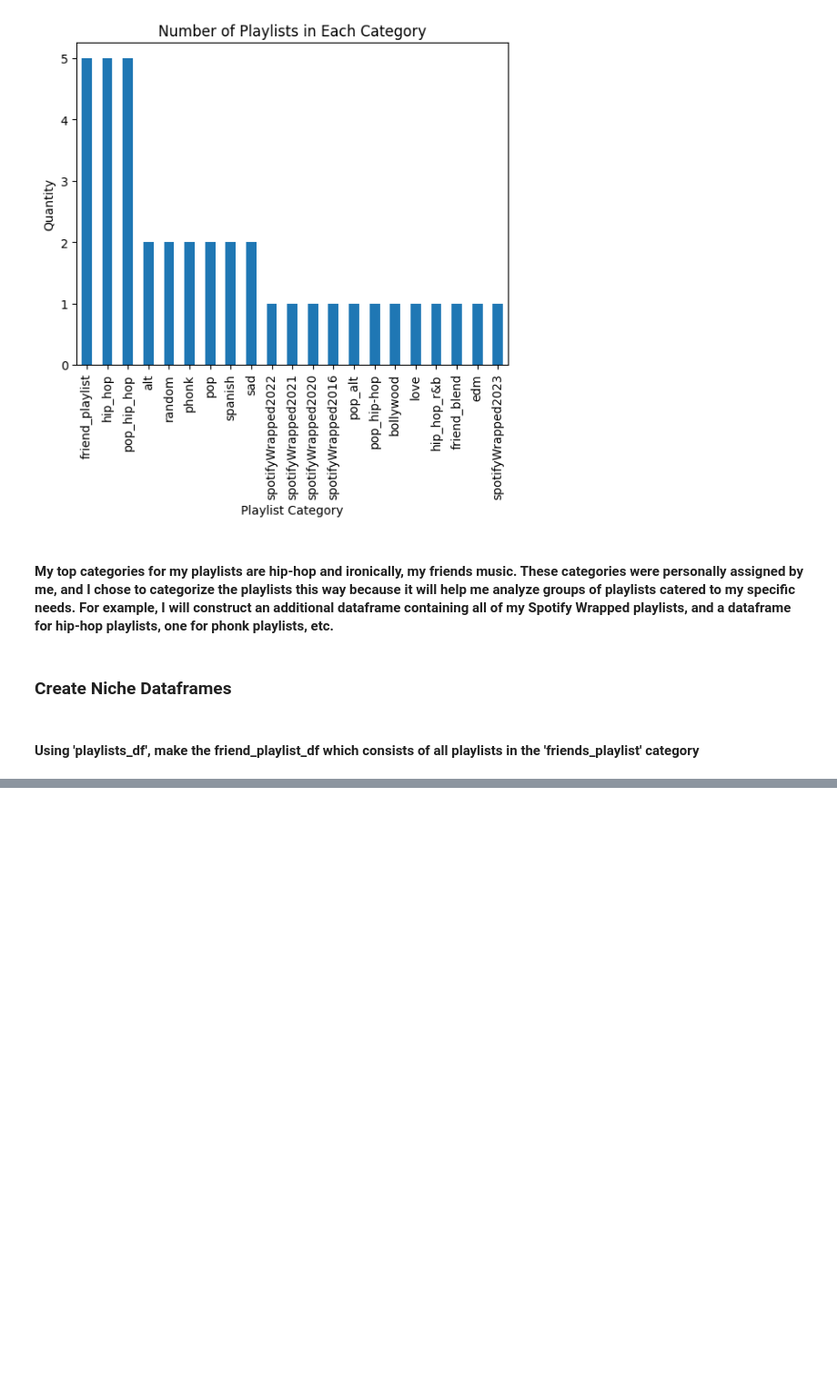
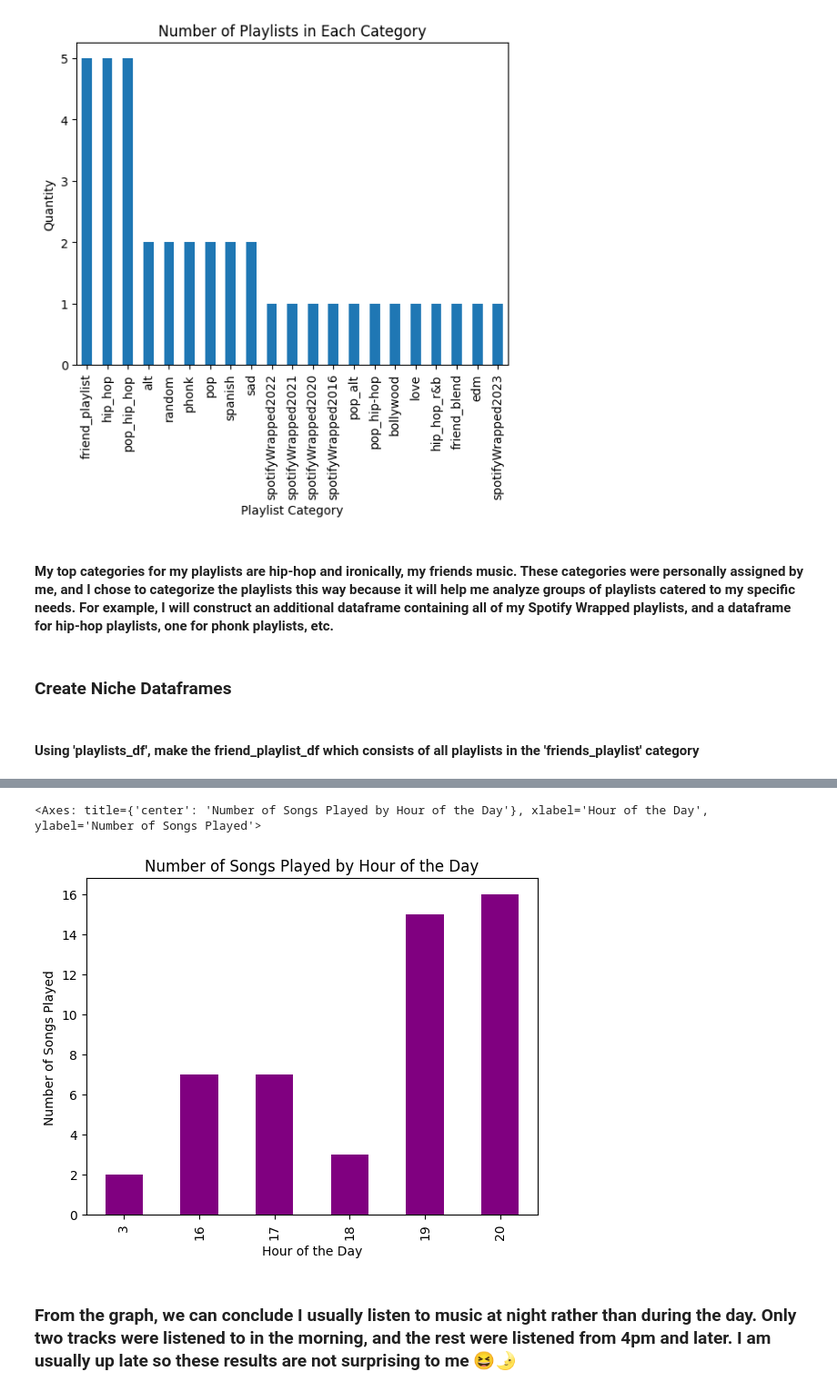
Before and after one commit to ppatel0910/mySpotify_and_machine_learning, a Jupyter notebook: second.ipynb, the cells around one changed output, grey strips where cells are left out. Shown at 91% size. Cells and saved outputs as stored; diff of their text form; code cells hidden in the pictures; blank space fills up the shorter version.

```diff
--- a/second.ipynb
+++ b/second.ipynb
@@ -329,0 +331,25 @@ recently_played__songs_df
+# %%
+# Convert the 'Played At' column of recently_played_songs_df to datetime format
+
+recently_played_songs_df['Played At'] = pd.to_datetime(recently_played_songs_df['Played At'])
+
+# Isolate the hour that each song was played
+
+recently_played_songs_df["Hour"] = recently_played_songs_df['Played At'].dt.hour
+
+# Quantify the number of songs played each hour, and groupby the 'Hour'
+
+hourly_counts = recently_played_songs_df.groupby('Hour').size()
+# %%
+# Plot the graph
+
+hourly_counts.plot(kind = "bar",
+                    title = "Number of Songs Played by Hour of the Day",
+                   xlabel = "Hour of the Day",
+                   ylabel = "Number of Songs Played",
+                   color = "purple")
+# %% [output]
+<Axes: title={'center': 'Number of Songs Played by Hour of the Day'}, xlabel='Hour of the Day', ylabel='Number of Songs Played'>
+[figure, added]
+# %% [markdown]
+### From the graph, we can conclude I usually listen to music at night rather than during the day. Only two tracks were listened to in the morning, and the rest were listened from 4pm and later. I am usually up late so these results are not surprising to me 😆🌛
```
Also changed, not shown: parts of 4 cells of this notebook.
